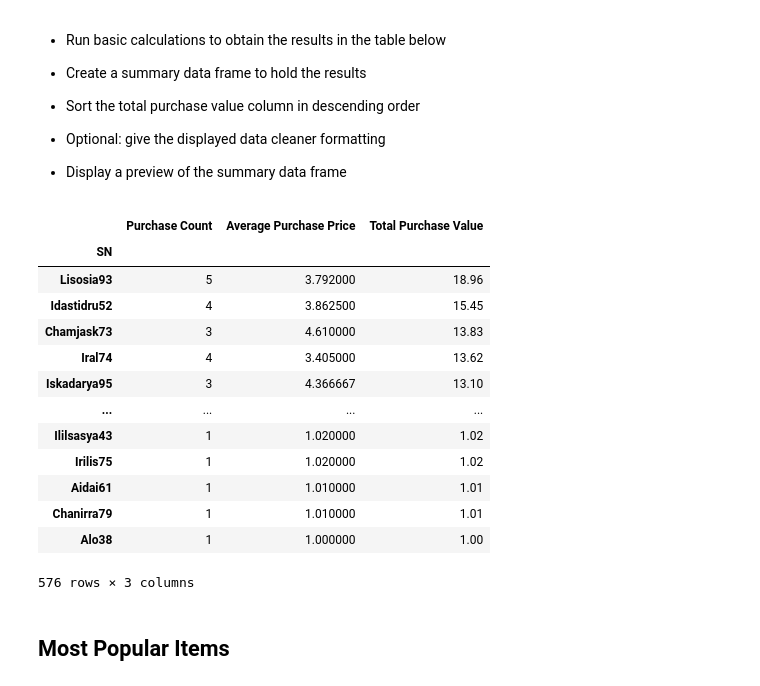
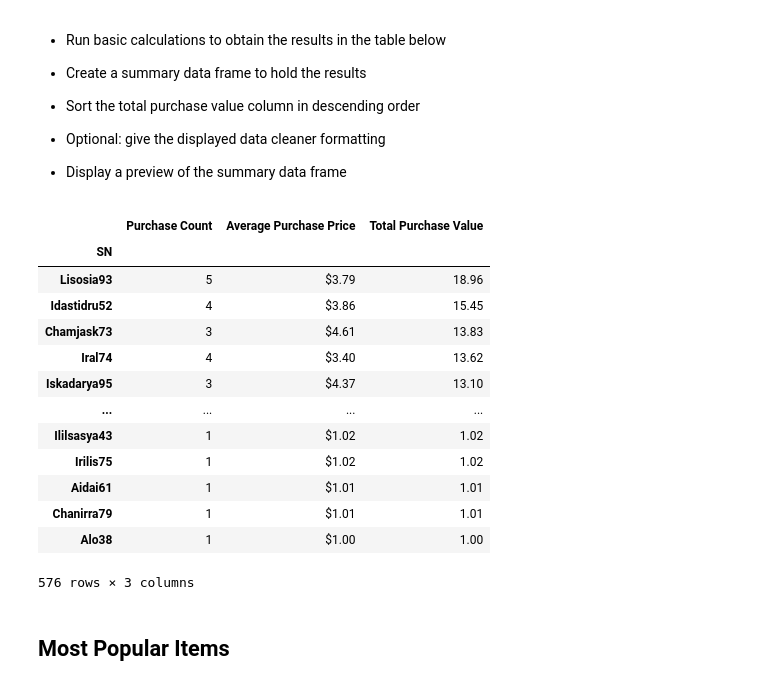
Before and after one commit to veronicahamilton88/pandas-challenge, a Jupyter notebook: HeroesOfPymoli/HeroesOfPymoli.ipynb, the cells around one changed output. Drawn from its saved outputs; the diff is of its cells as text; code cells hidden in the pictures.

```diff
--- a/HeroesOfPymoli/HeroesOfPymoli.ipynb
+++ b/HeroesOfPymoli/HeroesOfPymoli.ipynb
@@ -239,31 +267,36 @@ age_purchases_df
 
 * Display a preview of the summary data frame
 # %%
+# Group the table by SN and count the unique items by Item ID
 user_purchase_count = purchase_data.groupby("SN")["Item ID"].count()
-average_purchase_price_user = (purchase_data.groupby("SN")["Price"].mean())
+# Find average purchase price by each SN by grouping by SN and using mean function on the Price column
+average_purchase_price_user = (purchase_data.groupby("SN")["Price"].mean()).map("${:.2f}".format)
+# Find total purchase value by each SN by grouping by SN and using the sum function on the Price column
 total_purchase_value_user = (purchase_data.groupby("SN")["Price"].sum())
-# .map("${:.2f}".format)
+
+
+# Create the summary table
 top_spenders_df = pd.DataFrame({"Purchase Count" : user_purchase_count,
                                 "Average Purchase Price" : average_purchase_price_user,
                                 "Total Purchase Value" : total_purchase_value_user})
 
+# Create a new table that sorts the summary table by the purchase value in descending order
 top_spenders_sorted = top_spenders_df.sort_values(["Total Purchase Value"], ascending=False)
-##Add formatting!!!
 top_spenders_sorted
 # %% [output]
 |  | Purchase Count | Average Purchase Price | Total Purchase Value |
 | SN |  |  |  |
-| Lisosia93 | 5 | 3.792000 | 18.96 |
-| Idastidru52 | 4 | 3.862500 | 15.45 |
-| Chamjask73 | 3 | 4.610000 | 13.83 |
-| Iral74 | 4 | 3.405000 | 13.62 |
-| Iskadarya95 | 3 | 4.366667 | 13.10 |
+| Lisosia93 | 5 | $3.79 | 18.96 |
+| Idastidru52 | 4 | $3.86 | 15.45 |
+| Chamjask73 | 3 | $4.61 | 13.83 |
+| Iral74 | 4 | $3.40 | 13.62 |
+| Iskadarya95 | 3 | $4.37 | 13.10 |
 | ... | ... | ... | ... |
-| Ililsasya43 | 1 | 1.020000 | 1.02 |
-| Irilis75 | 1 | 1.020000 | 1.02 |
-| Aidai61 | 1 | 1.010000 | 1.01 |
-| Chanirra79 | 1 | 1.010000 | 1.01 |
-| Alo38 | 1 | 1.000000 | 1.00 |
+| Ililsasya43 | 1 | $1.02 | 1.02 |
+| Irilis75 | 1 | $1.02 | 1.02 |
+| Aidai61 | 1 | $1.01 | 1.01 |
+| Chanirra79 | 1 | $1.01 | 1.01 |
+| Alo38 | 1 | $1.00 | 1.00 |
 576 rows × 3 columns
 # %% [markdown]
 ## Most Popular Items
```
Also changed, not shown: parts of 9 cells of this notebook.
